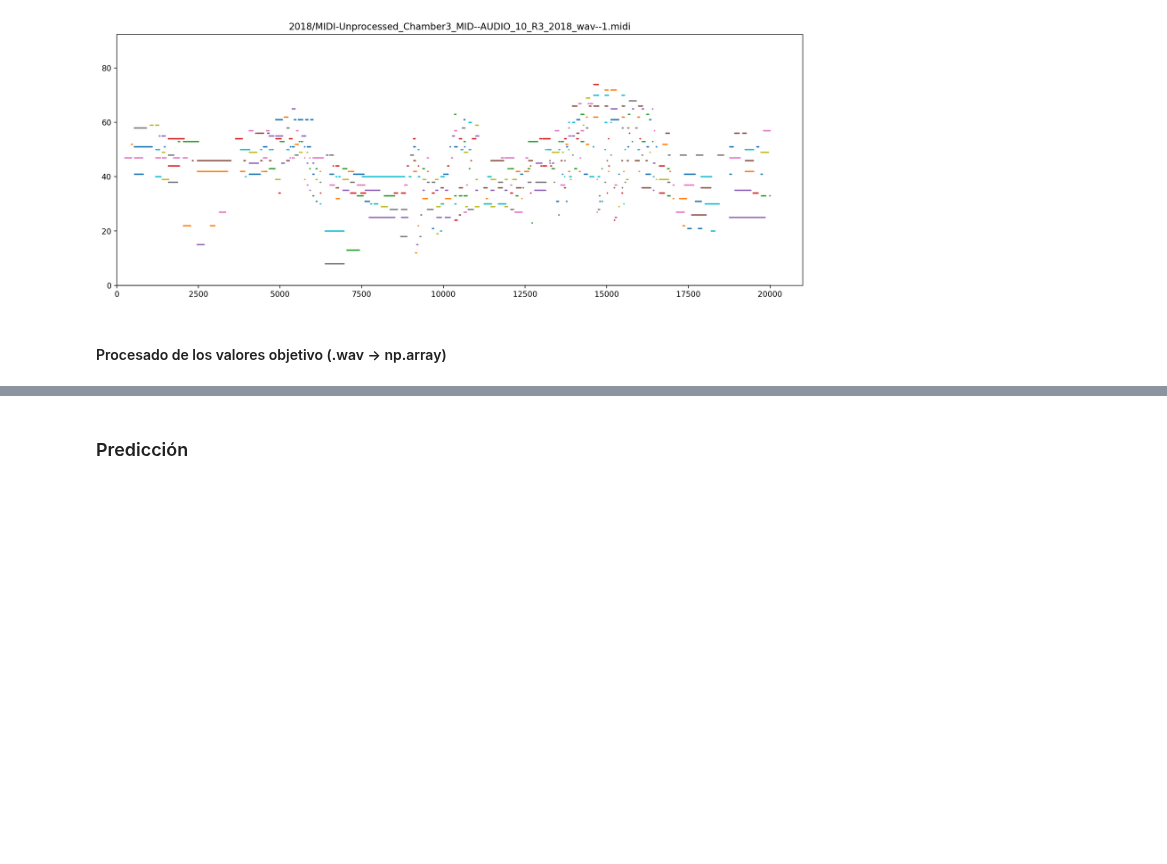
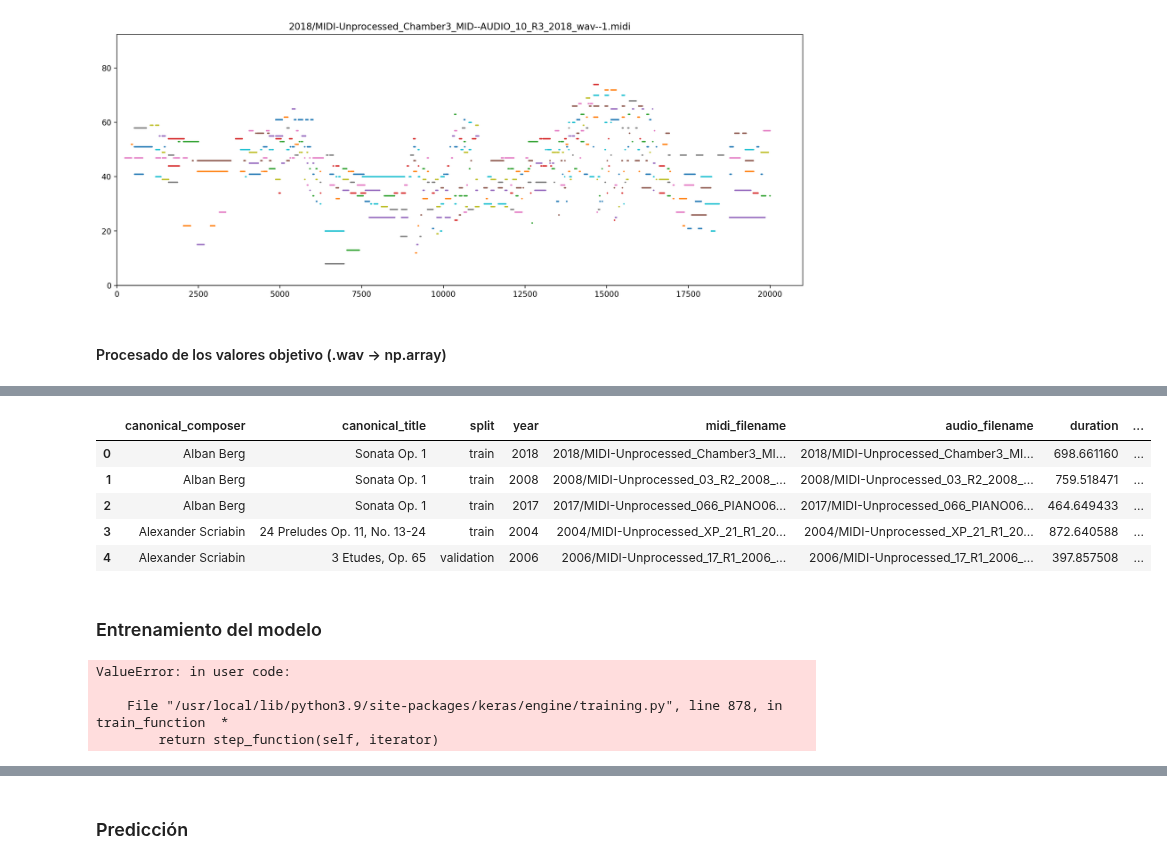
Before and after one commit to alvaro-lg/TFG, a Jupyter notebook: TFG.ipynb, the cells around one changed output, grey strips where cells are left out. Saved outputs shown, nothing was run; the diff lists cells and outputs as text; code cells hidden in the pictures; blank space fills up the shorter version.

Commit message:
Preparando el entrenamiento del modelo, falta ver temas de dimensiones entre input y capas

```diff
--- a/TFG.ipynb
+++ b/TFG.ipynb
@@ -114,6 +111,7 @@ batch_size = 1
 # Parámetros de configuración de los archivos de audio
 SAMPLING_RATE = 250
 N_NOTES = 88
+N_EXAMPLES = 2
 # %% [markdown]
 #### Procesado de los imputs del modelo (MIDI -> np.array)
 # %%
@@ -327,0 +327,46 @@ TypeError: scatter() missing 1 required positional argument: 'y'
+# %%
+X = [] # Midis
+y = [] # wavs
+
+# Para que no tarde demasiado durante las pruebas
+if N_EXAMPLES not None:
+    num = N_EXAMPLES
+else
+    num = len(df)
+
+# Añadimos una columna al dataframe con los datos de input de nuestra red (X) y nuestros
+# targets (y)
+for i in range(num):
+    X.append(vectorize_midis([df['midi_filename'][0]])[0])
+    y.append(vectorize_wavs([df['audio_filename'][0]])[0])
+# %%
+# Rellenamos con Nones las listas para machear al longitud del dataframe
+X += [None] * (df.shape[0] - len(X))
+y += [None] * (df.shape[0] - len(y))
+
+df['X'] = X
+df['y'] = y
+df.head()
+# %% [output]
+|  | canonical_composer | canonical_title | split | year | midi_filename | audio_filename | duration | ... |
+| 0 | Alban Berg | Sonata Op. 1 | train | 2018 | 2018/MIDI-Unprocessed_Chamber3_MI... | 2018/MIDI-Unprocessed_Chamber3_MI... | 698.661160 | ... |
+| 1 | Alban Berg | Sonata Op. 1 | train | 2008 | 2008/MIDI-Unprocessed_03_R2_2008_... | 2008/MIDI-Unprocessed_03_R2_2008_... | 759.518471 | ... |
+| 2 | Alban Berg | Sonata Op. 1 | train | 2017 | 2017/MIDI-Unprocessed_066_PIANO06... | 2017/MIDI-Unprocessed_066_PIANO06... | 464.649433 | ... |
+| 3 | Alexander Scriabin | 24 Preludes Op. 11, No. 13-24 | train | 2004 | 2004/MIDI-Unprocessed_XP_21_R1_20... | 2004/MIDI-Unprocessed_XP_21_R1_20... | 872.640588 | ... |
+| 4 | Alexander Scriabin | 3 Etudes, Op. 65 | validation | 2006 | 2006/MIDI-Unprocessed_17_R1_2006_... | 2006/MIDI-Unprocessed_17_R1_2006_... | 397.857508 | ... |
+# %% [markdown]
+### Entrenamiento del modelo
+# %%
+train, test = df[df['split'] == 'train'], df[df['split'] == 'test']
+
+model.compile(tf.keras.optimizers.Adam(), loss='mean_absolute_error')
+
+
+for X, y in zip(train['X'], train['y']):
+    history = model.fit(X[None,:,:], y[None,:], batch_size=batch_size,
+                    epochs=epochs, validation_split=0.0)
+# %% [output]
+ValueError: in user code:
+
+    File "/usr/local/lib/python3.9/site-packages/keras/engine/training.py", line 878, in train_function  *
+        return step_function(self, iterator)
```
Also changed, not shown: parts of 7 cells of this notebook.
